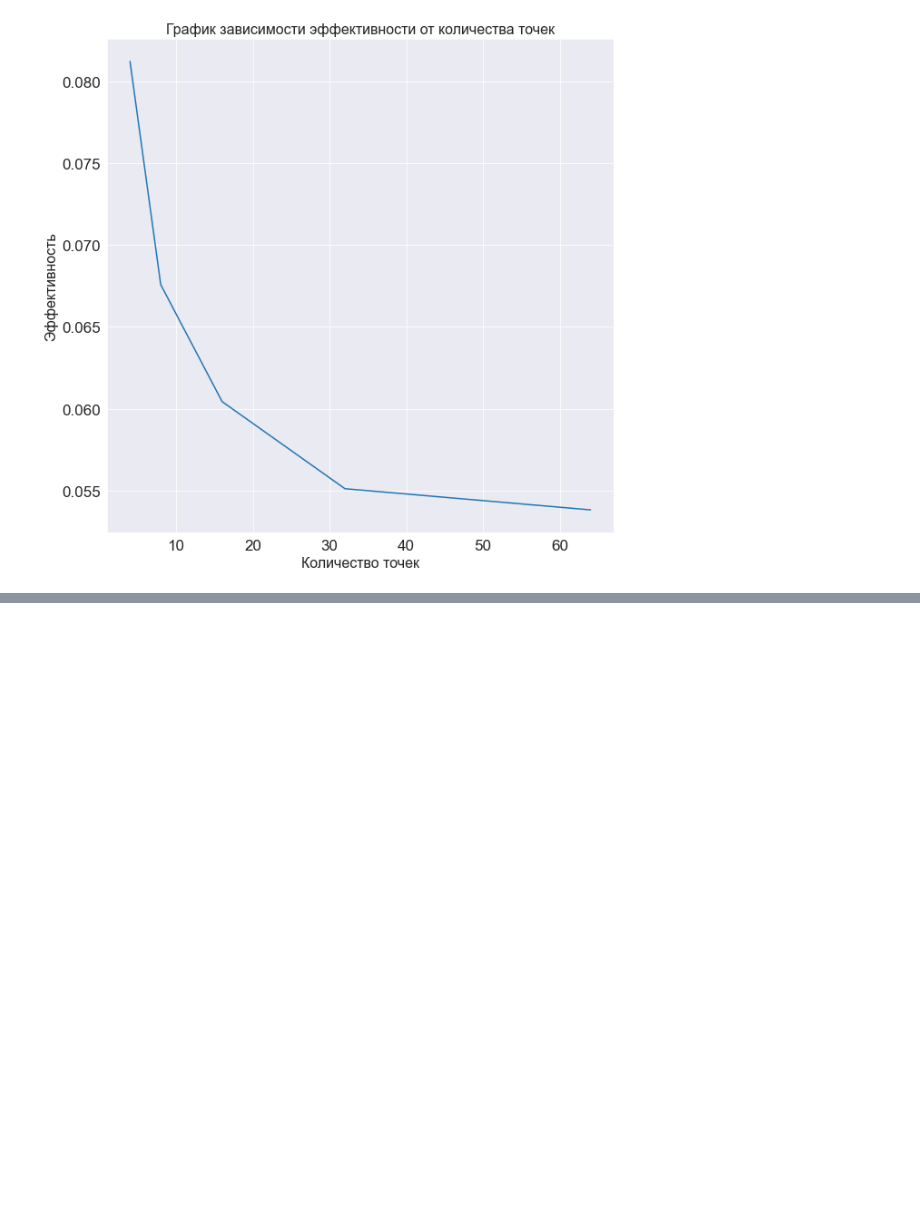
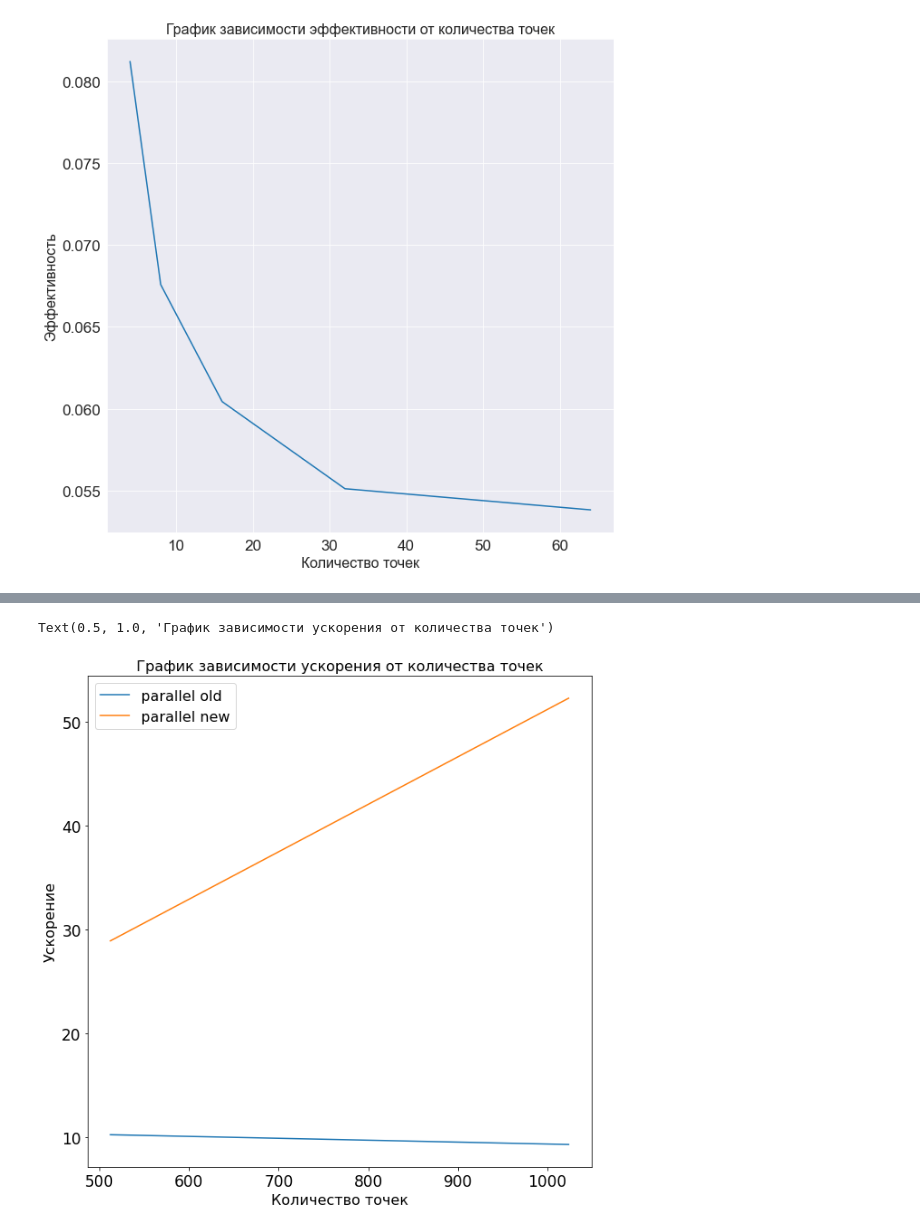
Before and after one commit to DenisKabanov/parallel_programming_lab3, a Jupyter notebook: Animation and graphics.ipynb, the cells around one changed output, grey strips where cells are left out. Cells and saved outputs as stored; diff of their text form; code cells hidden in the pictures; blank space fills up the shorter version.

```diff
--- a/Animation and graphics.ipynb
+++ b/Animation and graphics.ipynb
@@ -147,3 +147,10 @@ plt.title("График зависимости эффективности от
 # %% [output]
 Text(0.5, 1.0, 'График зависимости эффективности от количества точек')
 [figure]
+# %%
+import numpy as np
+size = 1024
+f = open(f"input/input{size}.txt", 'w')
+for i in range(size):
+    f.write(str(np.random.uniform(-10, 10)) + " " + str(np.random.uniform(-10, 10)) + " " + str(0) + " " + str(0) + " " + str(1000000000000) + "\n")
+f.close()
@@ -149,0 +208,20 @@ Text(0.5, 1.0, 'График зависимости эффективности
+# %%
+# S = T_serial/T_parallel
+speed_up_new = []
+speed_up_old = []
+for i in range(len(number_of_points_new)):
+    speed_up_old.append(mean_time_serial_new[i]/mean_time_parallel_old[i])
+    speed_up_new.append(mean_time_serial_new[i]/mean_time_parallel_new[i])
+# %%
+plt.figure(figsize=(10, 10))
+plt.plot(number_of_points_new, speed_up_old)
+plt.plot(number_of_points_new, speed_up_new)
+plt.xticks(fontsize = 17)
+plt.yticks(fontsize = 17)
+plt.xlabel('Количество точек', fontsize=16)
+plt.ylabel('Ускорение', fontsize=16)
+plt.legend(['parallel old','parallel new'], fontsize=16)
+plt.title("График зависимости ускорения от количества точек", size=16)
+# %% [output]
+Text(0.5, 1.0, 'График зависимости ускорения от количества точек')
+[figure, added]
```
Also changed, not shown: parts of 6 cells of this notebook, 11 other files.
